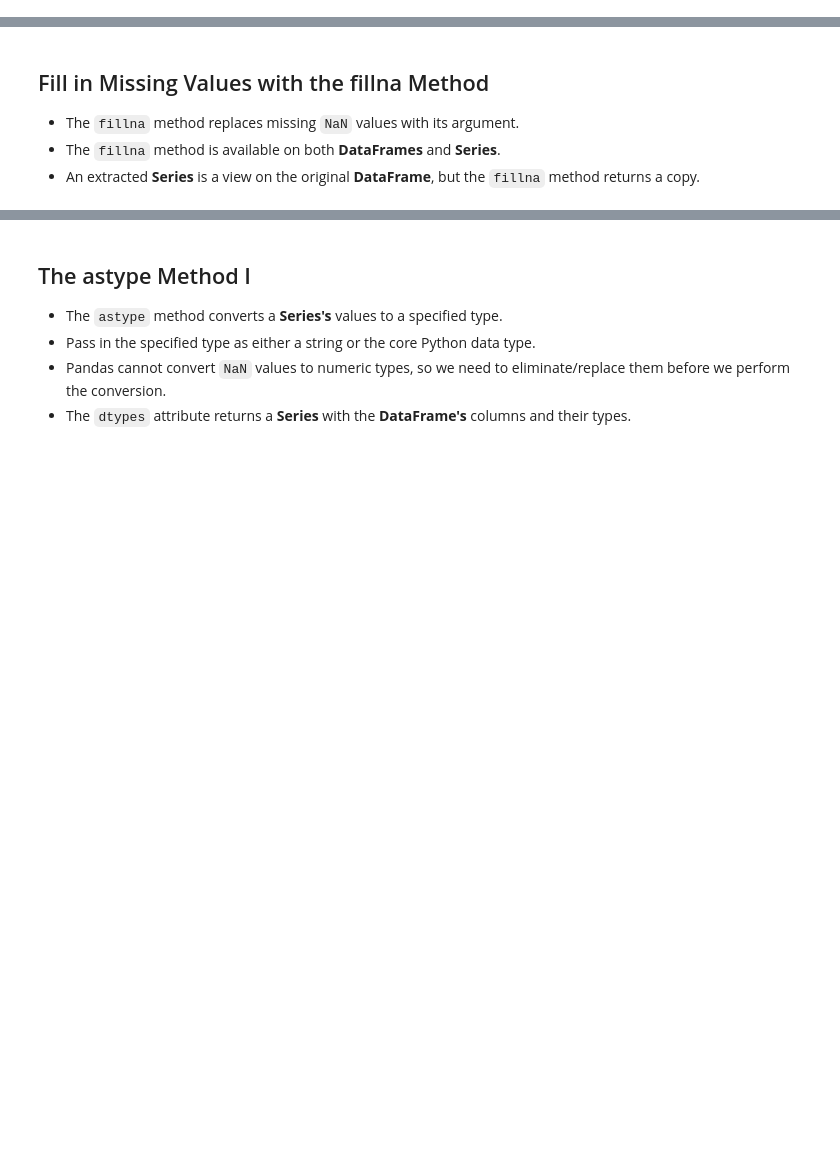
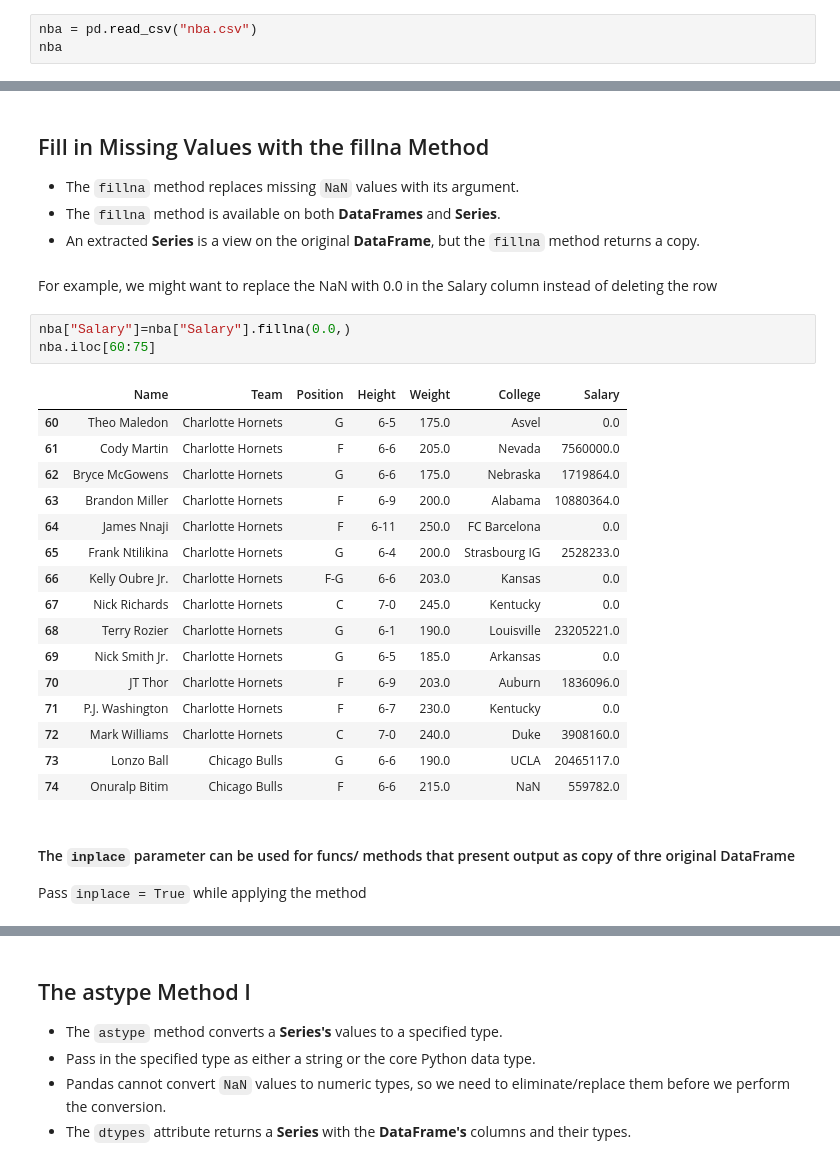
Before and after one commit to abhijeet-bhambere/pashkavers-pandas-trail, a Jupyter notebook: 04 - DataFrames I - Introduction.ipynb, the cells around one changed output, grey strips where cells are left out. Cells and saved outputs as stored; diff of their text form; blank space fills up the shorter version.

```diff
--- a/04 - DataFrames I - Introduction.ipynb
+++ b/04 - DataFrames I - Introduction.ipynb
@@ -348,0 +487,3 @@ nba[select_columns].head()
+# %%
+nba = pd.read_csv("nba.csv")
+nba
@@ -351,3 +579,28 @@ nba[select_columns].head()
 - The `fillna` method replaces missing `NaN` values with its argument.
 - The `fillna` method is available on both **DataFrames** and **Series**.
 - An extracted **Series** is a view on the original **DataFrame**, but the `fillna` method returns a copy.
+# %% [markdown]
+For example, we might want to replace the NaN with 0.0 in the Salary column instead of deleting the row
+# %%
+nba["Salary"]=nba["Salary"].fillna(0.0,)
+nba.iloc[60:75]
+# %% [output]
+|  | Name | Team | Position | Height | Weight | College | Salary |
+| 60 | Theo Maledon | Charlotte Hornets | G | 6-5 | 175.0 | Asvel | 0.0 |
+| 61 | Cody Martin | Charlotte Hornets | F | 6-6 | 205.0 | Nevada | 7560000.0 |
+| 62 | Bryce McGowens | Charlotte Hornets | G | 6-6 | 175.0 | Nebraska | 1719864.0 |
+| 63 | Brandon Miller | Charlotte Hornets | F | 6-9 | 200.0 | Alabama | 10880364.0 |
+| 64 | James Nnaji | Charlotte Hornets | F | 6-11 | 250.0 | FC Barcelona | 0.0 |
+| 65 | Frank Ntilikina | Charlotte Hornets | G | 6-4 | 200.0 | Strasbourg IG | 2528233.0 |
+| 66 | Kelly Oubre Jr. | Charlotte Hornets | F-G | 6-6 | 203.0 | Kansas | 0.0 |
+| 67 | Nick Richards | Charlotte Hornets | C | 7-0 | 245.0 | Kentucky | 0.0 |
+| 68 | Terry Rozier | Charlotte Hornets | G | 6-1 | 190.0 | Louisville | 23205221.0 |
+| 69 | Nick Smith Jr. | Charlotte Hornets | G | 6-5 | 185.0 | Arkansas | 0.0 |
+| 70 | JT Thor | Charlotte Hornets | F | 6-9 | 203.0 | Auburn | 1836096.0 |
+| 71 | P.J. Washington | Charlotte Hornets | F | 6-7 | 230.0 | Kentucky | 0.0 |
+| 72 | Mark Williams | Charlotte Hornets | C | 7-0 | 240.0 | Duke | 3908160.0 |
+| 73 | Lonzo Ball | Chicago Bulls | G | 6-6 | 190.0 | UCLA | 20465117.0 |
+| 74 | Onuralp Bitim | Chicago Bulls | F | 6-6 | 215.0 | NaN | 559782.0 |
+# %% [markdown]
+#### The `inplace` parameter can be used for funcs/ methods that present output as copy of thre original DataFrame
+Pass `inplace = True` while applying the method
```
Also changed, not shown: parts of 42 cells of this notebook.
